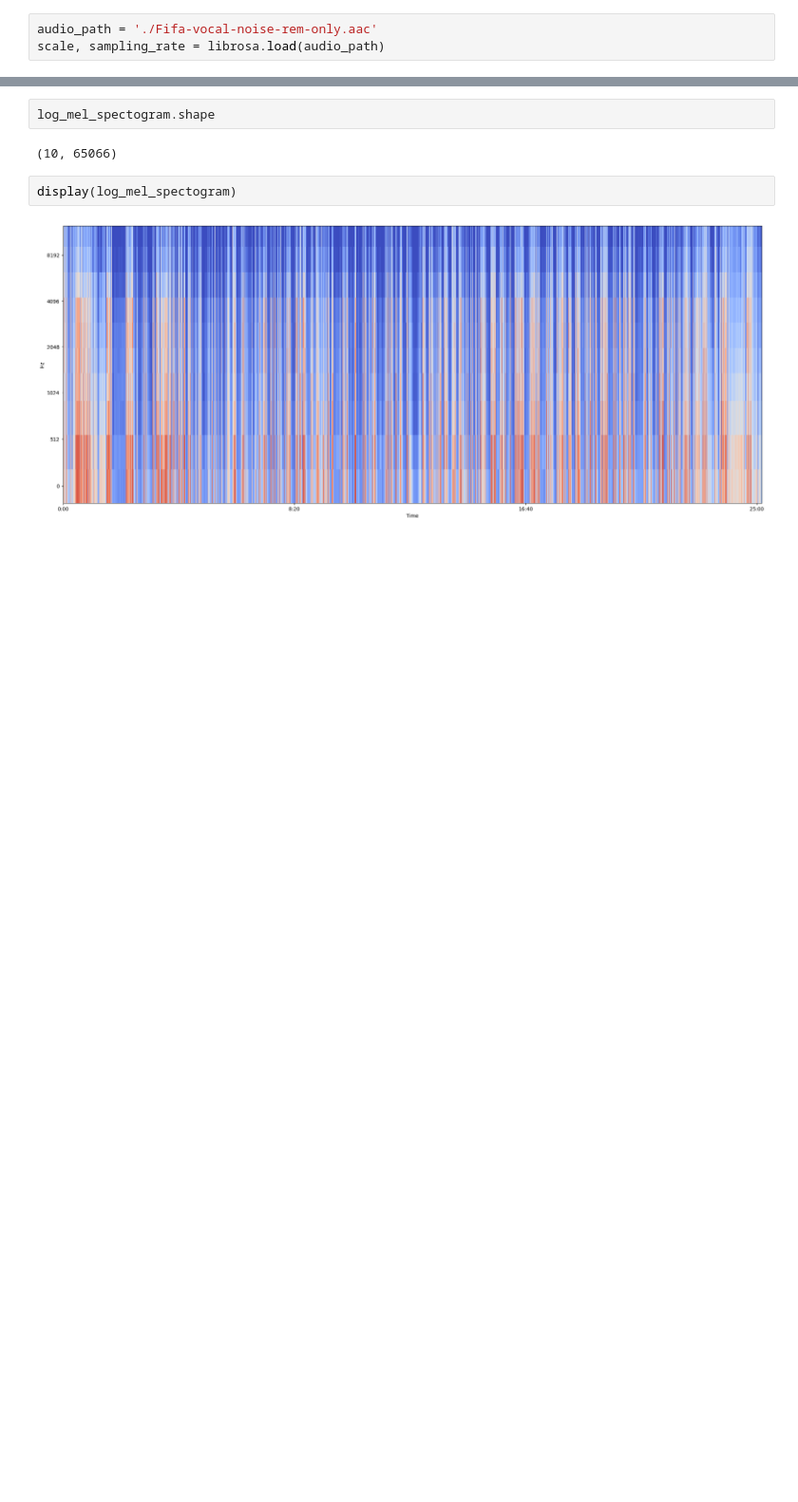
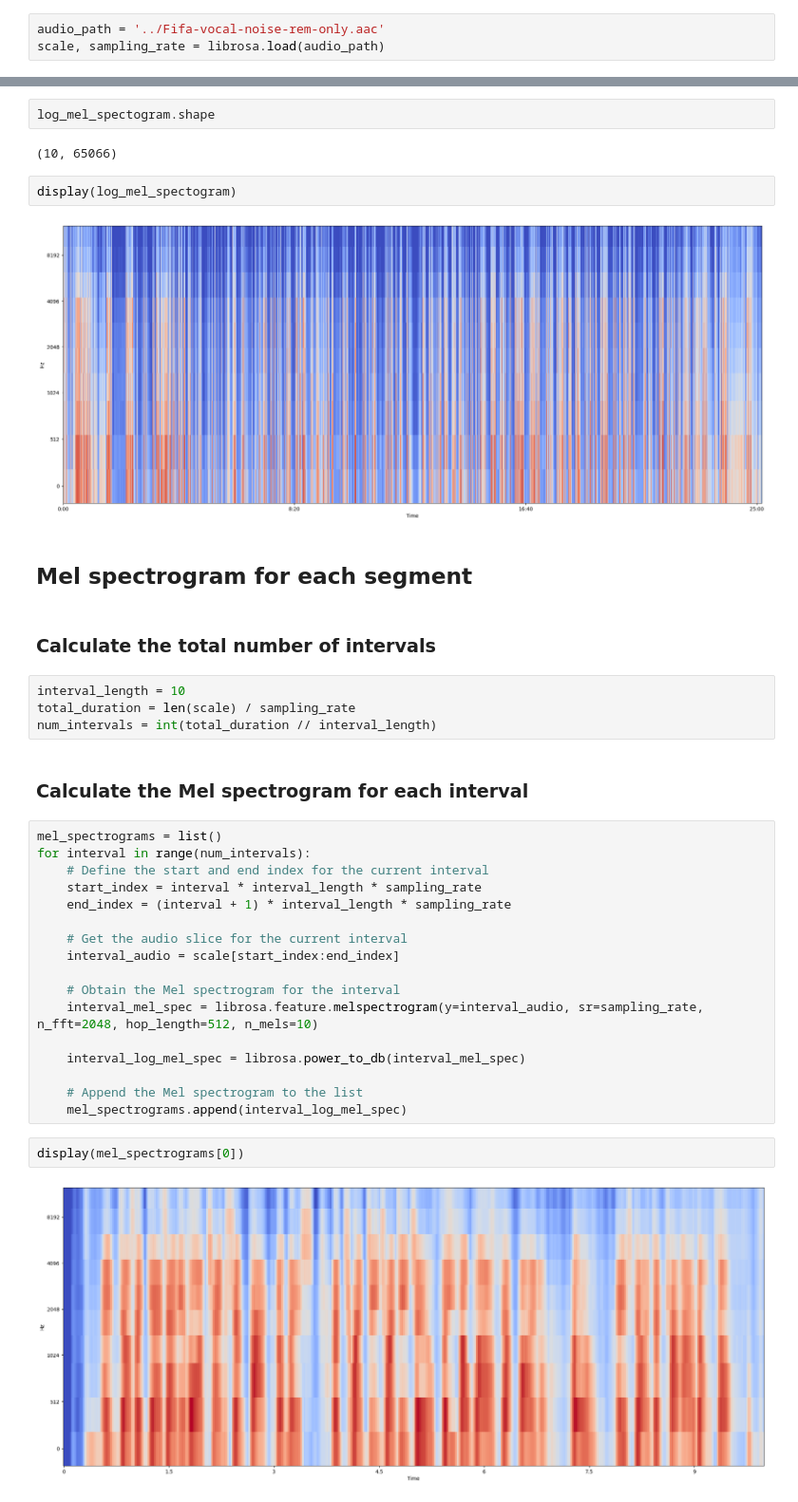
Before and after one commit to varadarajan-videoyantra/project_uproar, a Jupyter notebook: mel_spectrogram/Mel.ipynb, the cells around one changed output, grey strips where cells are left out. Shown at 95% size. Saved outputs shown, nothing was run; the diff lists cells and outputs as text; blank space fills up the shorter version.

Commit message:
Obtained Mel spectrogram of each segment

```diff
--- a/mel_spectrogram/Mel.ipynb
+++ b/mel_spectrogram/Mel.ipynb
@@ -5,7 +5,7 @@ import matplotlib.pyplot as plt
 # %% [markdown]
 ## Loading audio file
 # %%
-audio_path = './Fifa-vocal-noise-rem-only.aac'
+audio_path = '../Fifa-vocal-noise-rem-only.aac'
 scale, sampling_rate = librosa.load(audio_path)
 # %% [output]
         It will be removed in librosa version 1.0.
@@ -40,3 +40,34 @@ log_mel_spectogram.shape
 display(log_mel_spectogram)
 # %% [output]
 [figure]
+# %% [markdown]
+## Mel spectrogram for each segment
+# %% [markdown]
+### Calculate the total number of intervals
+# %%
+interval_length = 10
+total_duration = len(scale) / sampling_rate
+num_intervals = int(total_duration // interval_length)
+# %% [markdown]
+### Calculate the Mel spectrogram for each interval
+# %%
+mel_spectrograms = list()
+for interval in range(num_intervals):
+    # Define the start and end index for the current interval
+    start_index = interval * interval_length * sampling_rate
+    end_index = (interval + 1) * interval_length * sampling_rate
+
+    # Get the audio slice for the current interval
+    interval_audio = scale[start_index:end_index]
+
+    # Obtain the Mel spectrogram for the interval
+    interval_mel_spec = librosa.feature.melspectrogram(y=interval_audio, sr=sampling_rate, n_fft=2048, hop_length=512, n_mels=10)
+
+    interval_log_mel_spec = librosa.power_to_db(interval_mel_spec)
+
+    # Append the Mel spectrogram to the list
+    mel_spectrograms.append(interval_log_mel_spec)
+# %%
+display(mel_spectrograms[0])
+# %% [output]
+[figure, added]
```
